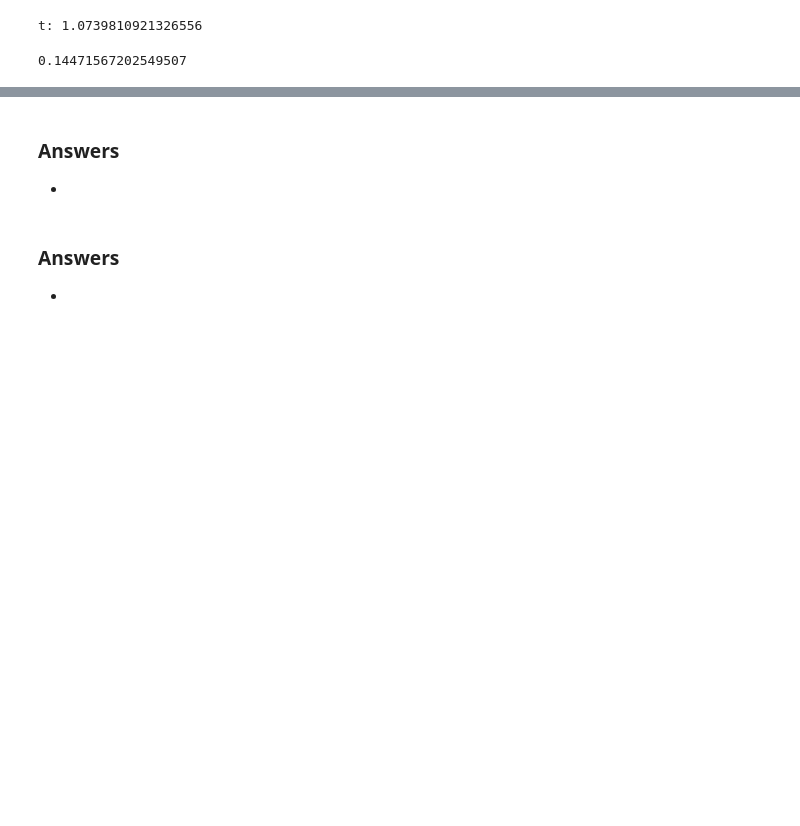
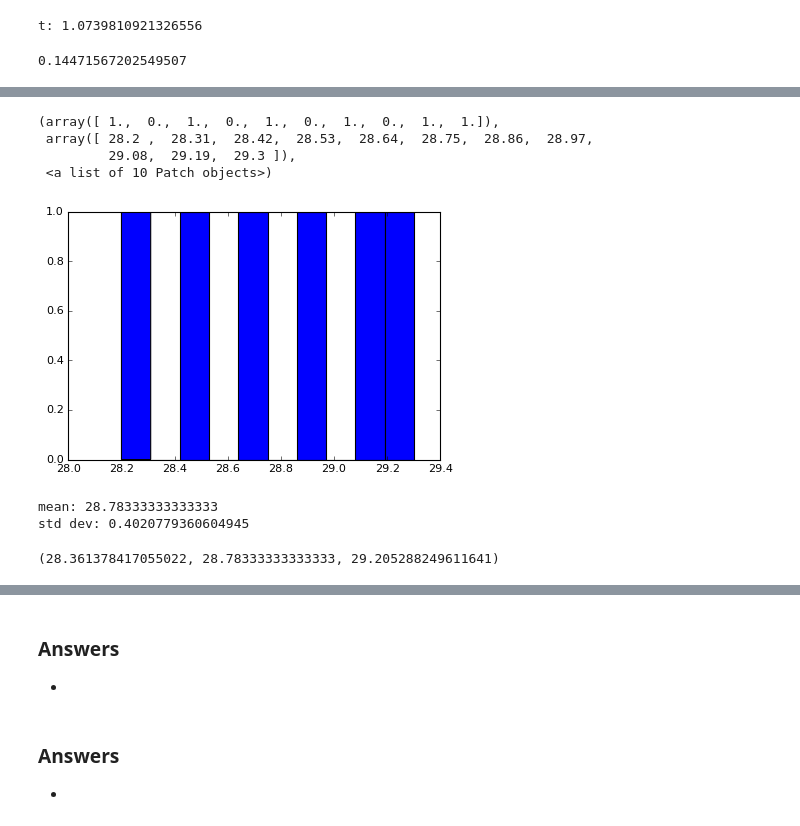
Before and after one commit to rickhaffey/stats-dvb, a Jupyter notebook: exercises/Chapter 23 - Exercises.ipynb, the cells around one changed output, grey strips where cells are left out. Saved outputs shown, nothing was run; the diff lists cells and outputs as text; code cells hidden in the pictures; blank space fills up the shorter version.

```diff
--- a/exercises/Chapter 23 - Exercises.ipynb
+++ b/exercises/Chapter 23 - Exercises.ipynb
@@ -246,0 +258,33 @@ t: 1.0739810921326556
+# %%
+y = 28.3
+samples = [29.3, 28.2, 29.1, 28.7, 28.9, 28.5]
+# %%
+# a
+import matplotlib.pyplot as plt
+%matplotlib inline
+plt.hist(samples)
+# %% [output]
+(array([ 1.,  0.,  1.,  0.,  1.,  0.,  1.,  0.,  1.,  1.]),
+ array([ 28.2 ,  28.31,  28.42,  28.53,  28.64,  28.75,  28.86,  28.97,
+         29.08,  29.19,  29.3 ]),
+ <a list of 10 Patch objects>)
+[figure, added]
+# %%
+# b
+ybar = statistics.mean(samples)
+s = statistics.stdev(samples)
+n = len(samples)
+
+print("mean: {}".format(ybar))
+print("std dev: {}".format(s))
+# %% [output]
+mean: 28.78333333333333
+std dev: 0.4020779360604945
+# %%
+# c
+se = s / math.sqrt(n)
+t = stats.t.ppf(0.975, df = n - 1)
+
+(ybar - t * se, ybar, ybar + t * se)
+# %% [output]
+(28.361378417055022, 28.78333333333333, 29.205288249611641)
```
Also changed, not shown: parts of 12 cells of this notebook.
